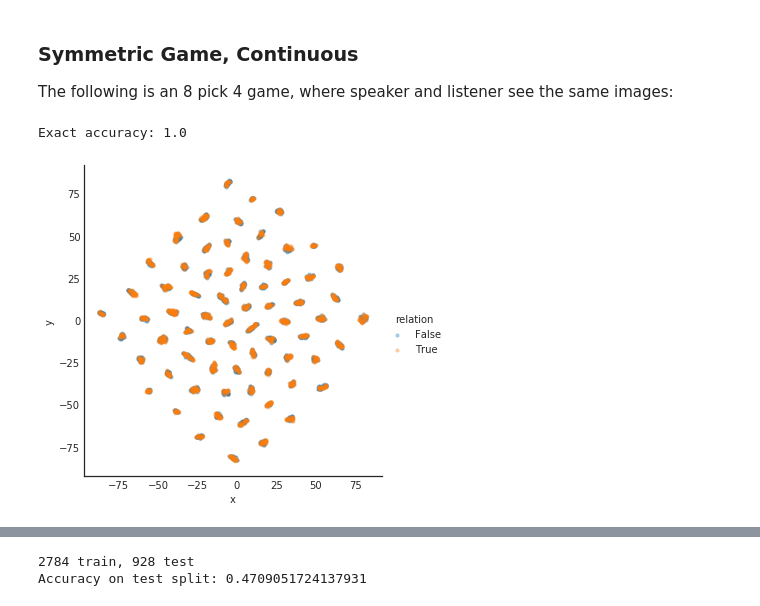
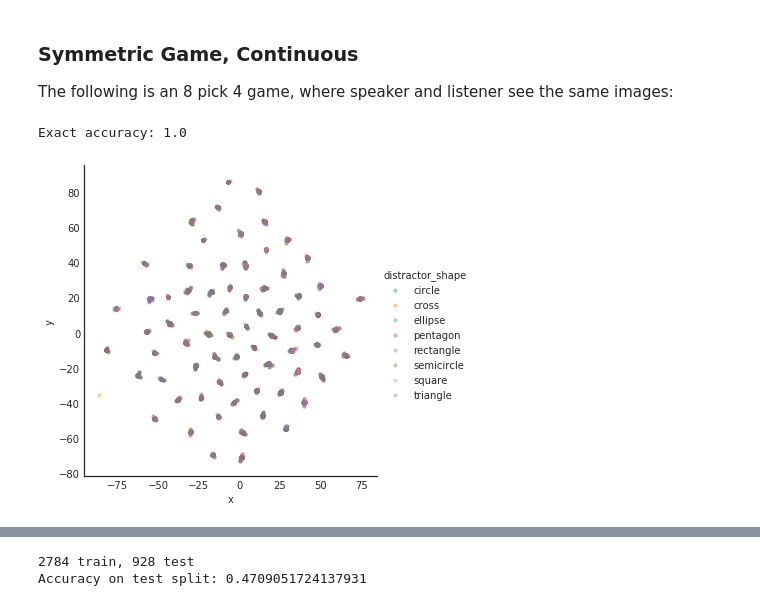
Before and after one commit to jayelm/rnn-syn, a Jupyter notebook: rnn-syn.ipynb, the cells around one changed output, grey strips where cells are left out. Saved outputs shown, nothing was run; the diff lists cells and outputs as text; code cells hidden in the pictures.

Commit message:
Add more msg visualization, CA

```diff
--- a/rnn-syn.ipynb
+++ b/rnn-syn.ipynb
@@ -147,10 +186,10 @@ However, this isn't inherently interesting, as it has already been established i
 
 The following is an 8 pick 4 game, where speaker and listener see the same images:
 # %%
-msgs, npzs = load_continuous_messages('data/500_400-end2end-gru-continuous64-30epochs-msgs.npz',
-                                       proj='tsne', return_orig=True)
+msgs = load_continuous_messages('data/500_400-end2end-gru-continuous64-30epochs-msgs.pkl',
+                                 proj=TSNE)
 print("Exact accuracy: {}".format(msgs.correct.mean()))
-plot2d(msgs, hue='relation')
+plot2d(msgs, hue='distractor_shape')
 # %% [output]
 Exact accuracy: 1.0
-[figure, old version]
+[figure, new version]
```
Also changed, not shown: parts of 17 cells of this notebook.
